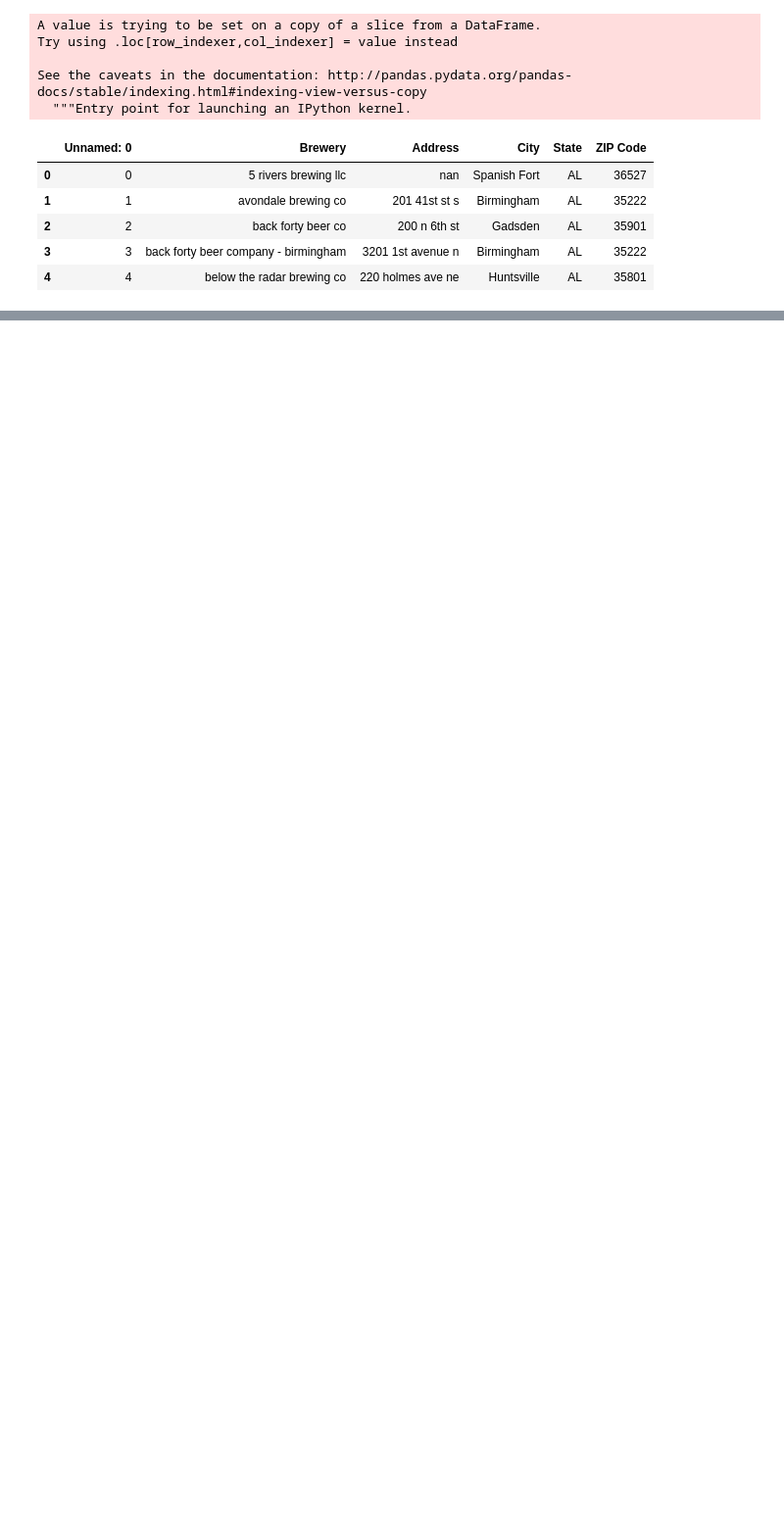
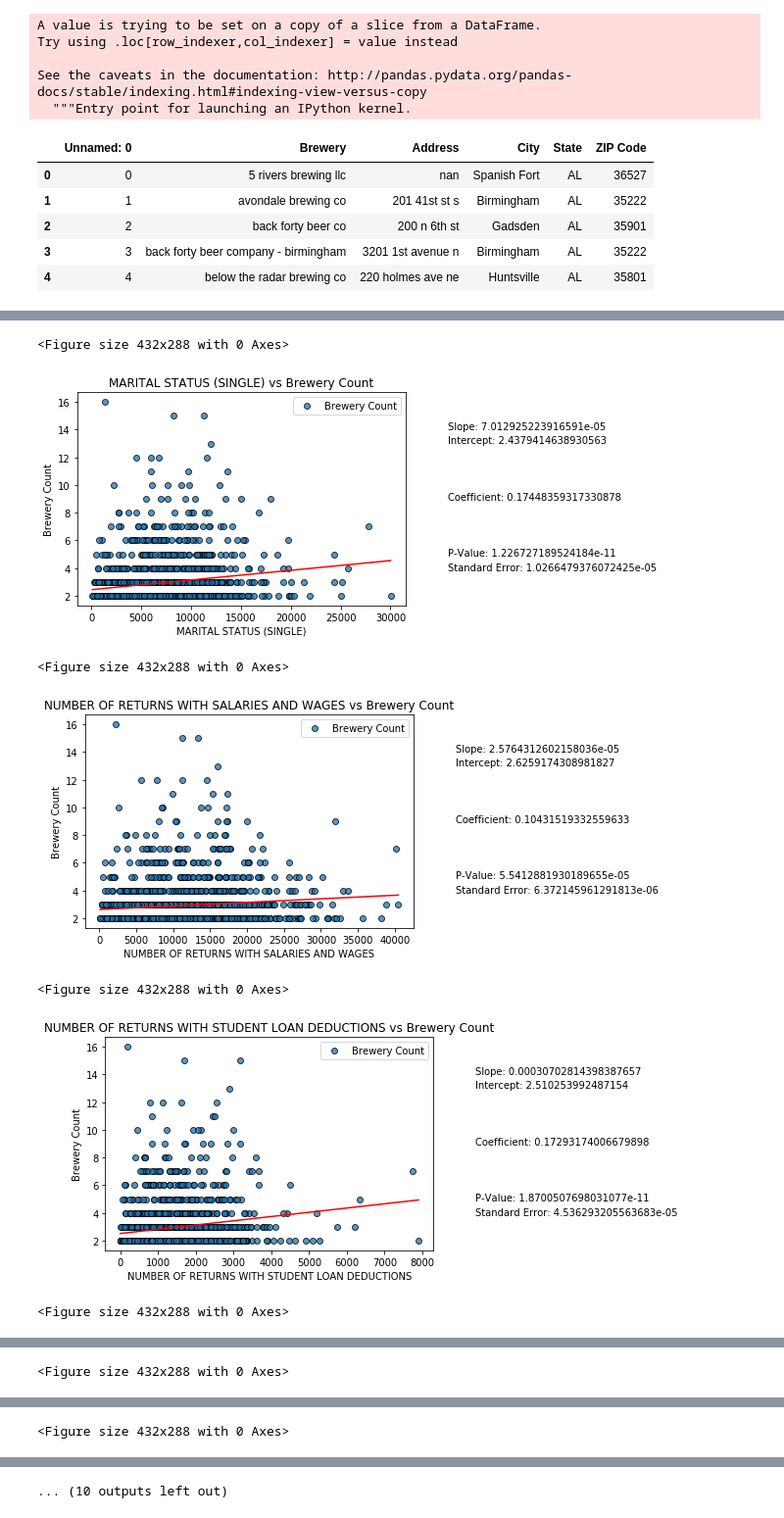
Before and after one commit to sjlapan/Economic_Predictors_of_Brewery_Success, a Jupyter notebook: Regression_Plotting.ipynb, the cells around one changed output, grey strips where cells are left out. Shown at 98% size. Drawn from its saved outputs; the diff is of its cells as text; code cells hidden in the pictures; blank space fills up the shorter version.

Commit message:
Added notes and cleaned up Regression_Plotting.ipynb

```diff
--- a/Regression_Plotting.ipynb
+++ b/Regression_Plotting.ipynb
@@ -109,15 +91,0 @@ len(brewery_zips_plural_no_dups_df)
-# %%
-#Regression building
-x= full_merge_df["NUMBER OF RETURNS"]
-y= full_merge_df["ELDERLY"]
-x_sum= x.sum()
-y_sum= y.sum()
-
-x_bar= x_sum/len(x)
-y_bar= y_sum/len(y)
-
-x_times_y_sum= (x*y).sum()
-x_times_y_mean= x_times_y_sum/len(x)
-
-x_squareds= (x ** 2)
-x_squareds_mean = (x ** 2).sum()/len(x)
@@ -168,3 +91,0 @@ def regression_func(x,y):
-# %%
-mask= ~np.isnan(full_merge_df["NUMBER OF RETURNS"]) & ~np.isnan(full_merge_df["ELDERLY"])
-m,b,r,p,st_err= linregress(full_merge_df["NUMBER OF RETURNS"][mask],full_merge_df["ELDERLY"][mask])
@@ -214,2 +91,0 @@ Name: ELDERLY, dtype: float64
-# %%
-m,b,x_max, x_min= regression_func(test_x,test_y)
@@ -393,0 +133,54 @@ standard error: 0.00014665619749406724
+# %%
+y= "Brewery Count"
+
+for x in quant_columns:
+
+    mask= ~np.isnan(brewery_zips_plural_no_dups_df[x]) & ~np.isnan(brewery_zips_plural_no_dups_df[y])
+    m,b,r,p,st_err= linregress(brewery_zips_plural_no_dups_df[x][mask],brewery_zips_plural_no_dups_df[y][mask])
+
+    x_min= brewery_zips_plural_no_dups_df[x].min()
+    x_max= brewery_zips_plural_no_dups_df[x].max()
+
+
+    if abs(r) > .1 and abs(r) != 1:
+        fig= plt.figure()
+
+        ax= brewery_zips_plural_no_dups_df.plot(
+            x,
+            y,
+            marker= "o",
+            linewidth= 0,
+            alpha= .75,
+            markeredgecolor= 'k'
+        )
+
+        ax.plot([x_min,x_max], [m*x_min+b,m*x_max+b], 'r')
+
+        plt.title(x+" vs "+y)
+        plt.xlabel(x)
+        plt.ylabel(y)
+
+        ax.text(1,.75,"Slope: "+str(m), transform=plt.gcf().transFigure)
+        ax.text(1,.7,"Intercept: "+str(b), transform=plt.gcf().transFigure)
+        ax.text(1,.5,"Coefficient: "+str(r), transform=plt.gcf().transFigure)
+        ax.text(1,.3,"P-Value: "+str(p), transform=plt.gcf().transFigure)
+        ax.text(1,.25,"Standard Error: "+str(st_err), transform=plt.gcf().transFigure)
+
+        plt.gcf().savefig(
+            "images/"+
+            "_".join(x.split())+
+            "_by_"+
+            "_".join(y.split())+
+            ".png",
+            bbox_inches= "tight"
+        )
+
+        fig.show()
+# %% [output]
+<Figure size 432x288 with 0 Axes>
+[figure, added]
+<Figure size 432x288 with 0 Axes>
+[figure, added]
+<Figure size 432x288 with 0 Axes>
+[figure, added]
+<Figure size 432x288 with 0 Axes>
@@ -393,0 +188 @@ standard error: 0.00014665619749406724
+<Figure size 432x288 with 0 Axes>
@@ -393,0 +190 @@ standard error: 0.00014665619749406724
+<Figure size 432x288 with 0 Axes>
@@ -393,0 +192 @@ standard error: 0.00014665619749406724
+... (10 outputs left out)
```
Also changed, not shown: parts of 29 cells of this notebook.
